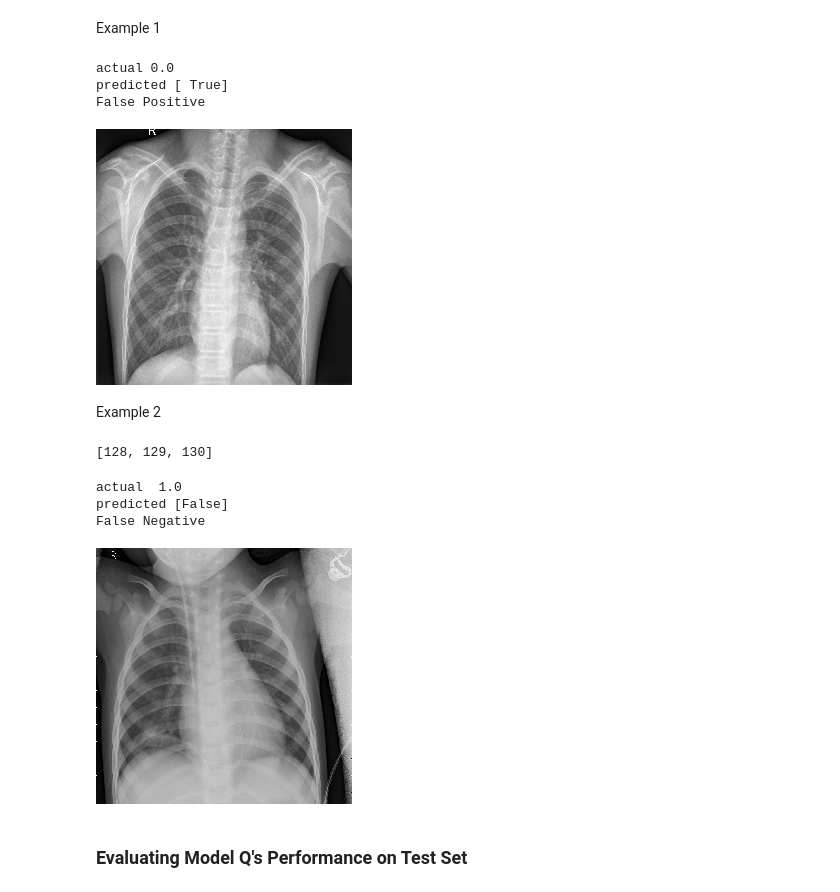
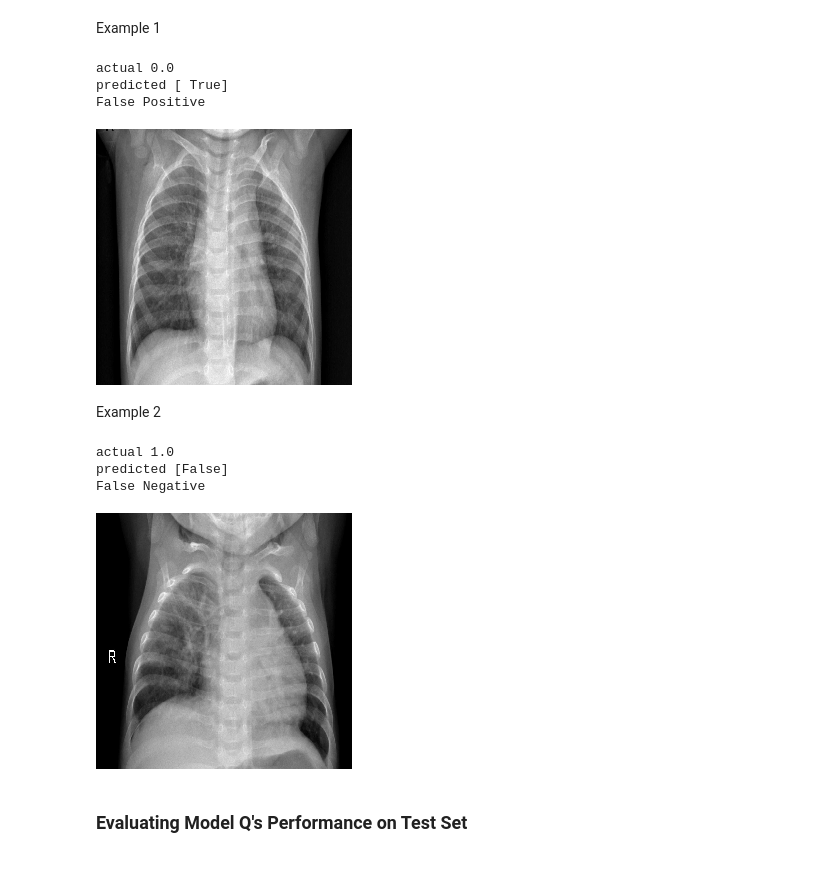
Before and after one commit to JoeBrowz/pneumonia-neural-net, a Jupyter notebook: Final_Notebook.ipynb, the cells around one changed output. Drawn from its saved outputs; the diff is of its cells as text; code cells hidden in the pictures.

Commit message:
imported saved model

```diff
--- a/Final_Notebook.ipynb
+++ b/Final_Notebook.ipynb
@@ -347,9 +313,14 @@ plot_model(history_q, 5)
 ### Confusion Matrix for Model Q
 # %% [markdown]
 **Predict on test set**
+# %%
+loaded_model = tf.keras.models.load_model(
+    'models/model_q/model_q.h5', custom_objects=None, compile=True, options=None)
+
+y_pred_q = loaded_model.predict(test_generator) > 0.5
 # %%
 # create class preidctions for unseen data
-y_pred_q = modelq.predict(test_generator) > 0.5
+# y_pred_q = modelq.predict(test_generator) > 0.5
 # create list holding ground truth
 y_true = test_generator.classes
 # %%
@@ -390,19 +361,16 @@ array_to_img(missed_xray[5][0])
 actual 0.0
 predicted [ True]
 False Positive
-[figure, old version]
+[figure, new version]
 # %% [markdown]
 Example 2
 # %%
 # locate false negatives
 FN = [i for i, idx in enumerate(missed_idx) if y_pred_q[idx] == False]
-FN
-# %% [output]
-[128, 129, 130]
 # %%
 # show false negative
-print('actual', missed_xray[128][1])
-print('predicted', y_pred_q[missed_idx[128]])
+print('actual', missed_xray[FN[0]][1])
+print('predicted', y_pred_q[missed_idx[FN[0]]])
 print('False Negative')
-array_to_img(missed_xray[128][0])
+array_to_img(missed_xray[FN[0]][0])
 # %% [output]
@@ -410,6 +378,6 @@ actual  1.0
 predicted [False]
 False Negative
-[figure, old version]
+[figure, new version]
 # %% [markdown]
 ### Evaluating Model Q's Performance on Test Set
 # %%
```
Also changed, not shown: parts of 20 cells of this notebook, 1 other file.
